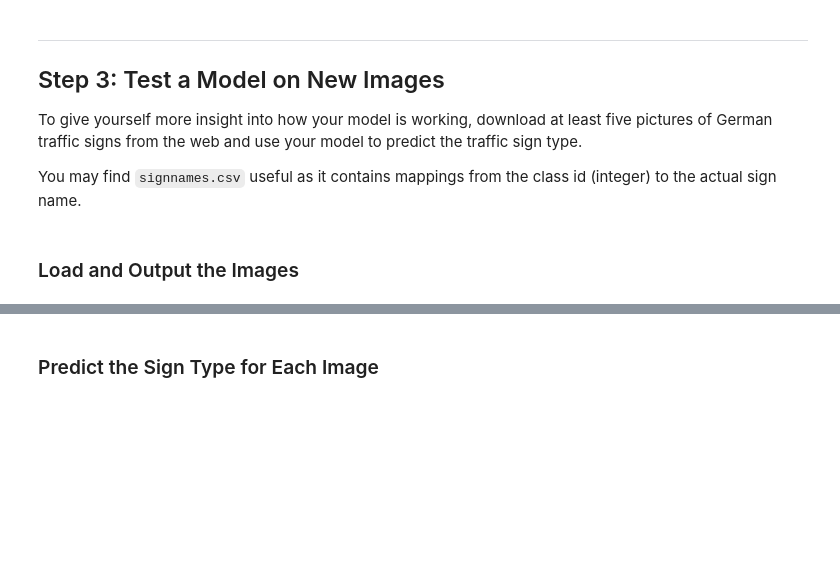
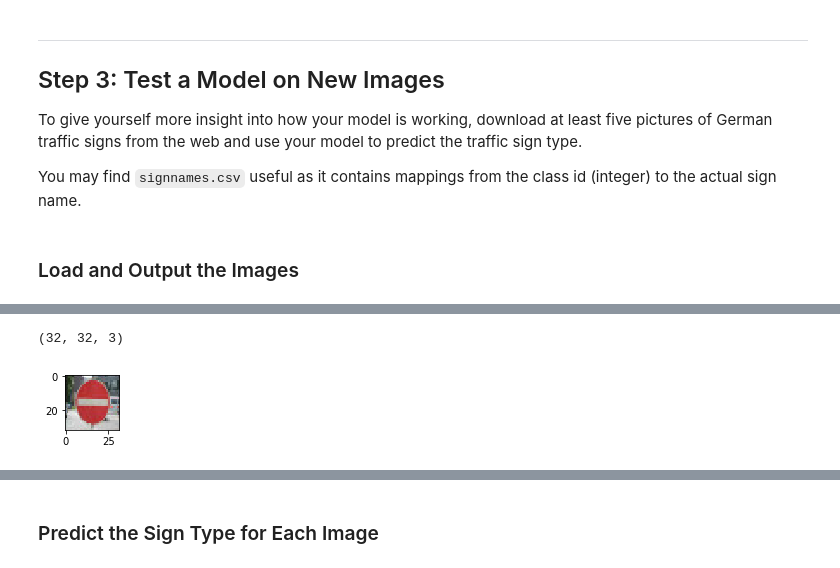
Before and after one commit to daltimira/Traffic-Sign-Classifier, a Jupyter notebook: Traffic_Sign_Classifier.ipynb, the cells around one changed output, grey strips where cells are left out. Saved outputs shown, nothing was run; the diff lists cells and outputs as text; code cells hidden in the pictures; blank space fills up the shorter version.

```diff
--- a/Traffic_Sign_Classifier.ipynb
+++ b/Traffic_Sign_Classifier.ipynb
@@ -648,0 +678,13 @@ You may find `signnames.csv` useful as it contains mappings from the class id (i
+# %%
+from matplotlib.image import imread
+
+img4 = imread('./data/newImages/img4s.jpeg')
+plt.figure(figsize=(1,1))
+plt.imshow(img4.squeeze(), cmap="gray")
+print(img4.shape)
+
+img4 = rgb2gray(img4)
+img4 = normalize_grayscale(img4)
+# %% [output]
+(32, 32, 3)
+[figure, added]
```
Also changed, not shown: parts of 10 cells of this notebook.
